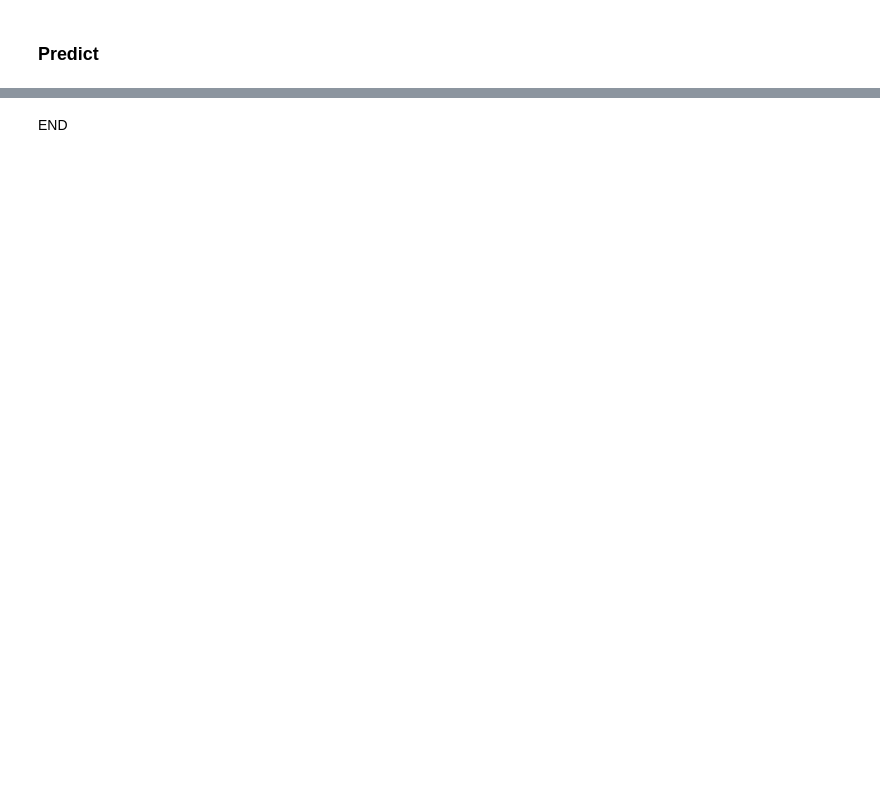
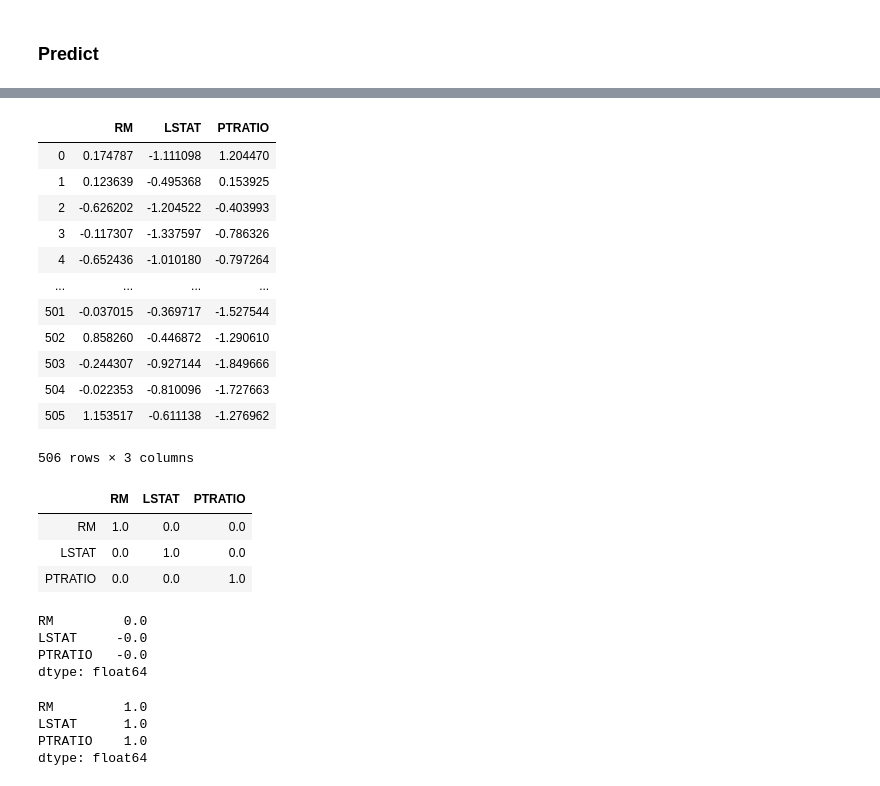
Before and after one commit to GraceAKelly/Machine_learning, a Jupyter notebook: Machine_Learning.ipynb, the cells around one changed output, grey strips where cells are left out. Saved outputs shown, nothing was run; the diff lists cells and outputs as text; code cells hidden in the pictures; blank space fills up the shorter version.

```diff
--- a/Machine_Learning.ipynb
+++ b/Machine_Learning.ipynb
@@ -667,13 +712,40 @@ inputs.corr()
 # %%
 pca = dec.PCA(n_components=3, whiten=True)
 pca.fit(inputs)
-xwhite = pd.DataFrame(pca.transform(inputs), columns=inputs.columns)
-xwhite
+inputs_white = pd.DataFrame(pca.transform(inputs), columns=inputs.columns)
+inputs_white
+# %% [output]
+|  | RM | LSTAT | PTRATIO |
+| 0 | 0.174787 | -1.111098 | 1.204470 |
+| 1 | 0.123639 | -0.495368 | 0.153925 |
+| 2 | -0.626202 | -1.204522 | -0.403993 |
+| 3 | -0.117307 | -1.337597 | -0.786326 |
+| 4 | -0.652436 | -1.010180 | -0.797264 |
+| ... | ... | ... | ... |
+| 501 | -0.037015 | -0.369717 | -1.527544 |
+| 502 | 0.858260 | -0.446872 | -1.290610 |
+| 503 | -0.244307 | -0.927144 | -1.849666 |
+| 504 | -0.022353 | -0.810096 | -1.727663 |
+| 505 | 1.153517 | -0.611138 | -1.276962 |
+506 rows × 3 columns
 # %%
-xwhite.corr().round()
+inputs_white.corr().round()
+# %% [output]
+|  | RM | LSTAT | PTRATIO |
+| RM | 1.0 | 0.0 | 0.0 |
+| LSTAT | 0.0 | 1.0 | 0.0 |
+| PTRATIO | 0.0 | 0.0 | 1.0 |
 # %%
-xwhite.mean().round()
+inputs_white.mean().round()
+# %% [output]
+RM         0.0
+LSTAT     -0.0
+PTRATIO   -0.0
+dtype: float64
 # %%
-xwhite.std().round()
+inputs_white.std().round()
+# %% [output]
+RM         1.0
+LSTAT      1.0
+PTRATIO    1.0
+dtype: float64
-# %% [markdown]
-END
```
Also changed, not shown: parts of 28 cells of this notebook.
